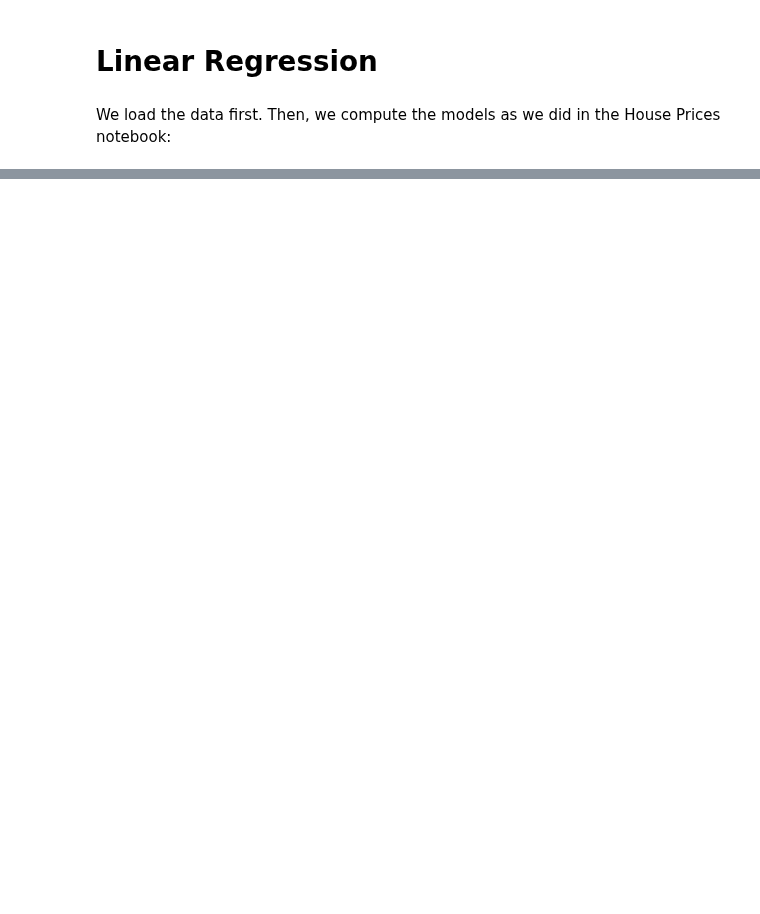
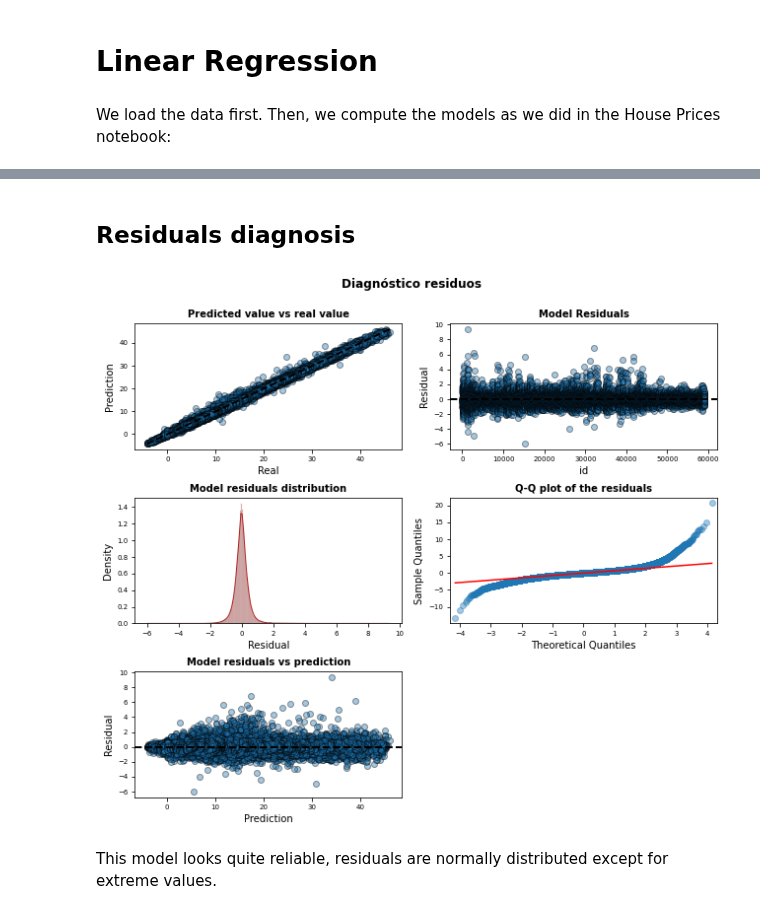
Before and after one commit to mgp165/TFG, a Jupyter notebook: notebooks/models/electricity_transformer/linear_regression.ipynb, the cells around one changed output, grey strips where cells are left out. Saved outputs shown, nothing was run; the diff lists cells and outputs as text; code cells hidden in the pictures; blank space fills up the shorter version.

```diff
--- a/notebooks/models/electricity_transformer/linear_regression.ipynb
+++ b/notebooks/models/electricity_transformer/linear_regression.ipynb
@@ -52,0 +98,70 @@ dump(lr_l1, 'linear_regression_best.joblib')
+# %% [markdown]
+## Residuals diagnosis
+# %%
+prediction_retrain = model.predict(X_retrain_scaled)
+error_retrain   = prediction_retrain - y_retrain
+
+fig, axes = plt.subplots(nrows=3, ncols=2, figsize=(9, 8))
+
+axes[0, 0].scatter(y_retrain, prediction_retrain, edgecolors=(0, 0, 0), alpha = 0.4)
+axes[0, 0].plot([y_retrain.min(), y_retrain.max()], [y_retrain.min(), y_retrain.max()],
+                'k--', color = 'black', lw=2)
+axes[0, 0].set_title('Predicted value vs real value', fontsize = 10, fontweight = "bold")
+axes[0, 0].set_xlabel('Real')
+axes[0, 0].set_ylabel('Prediction')
+axes[0, 0].tick_params(labelsize = 7)
+
+axes[0, 1].scatter(list(range(len(y_retrain))), error_retrain,
+                   edgecolors=(0, 0, 0), alpha = 0.4)
+axes[0, 1].axhline(y = 0, linestyle = '--', color = 'black', lw=2)
+axes[0, 1].set_title('Model Residuals', fontsize = 10, fontweight = "bold")
+axes[0, 1].set_xlabel('id')
+axes[0, 1].set_ylabel('Residual')
+axes[0, 1].tick_params(labelsize = 7)
+
+sns.histplot(
+    data    = error_retrain,
+    stat    = "density",
+    kde     = True,
+    line_kws= {'linewidth': 1},
+    color   = "firebrick",
+    alpha   = 0.3,
+    ax      = axes[1, 0]
+)
+
+axes[1, 0].set_title('Model residuals distribution', fontsize = 10,
+                     fontweight = "bold")
+axes[1, 0].set_xlabel("Residual")
+axes[1, 0].tick_params(labelsize = 7)
+
+
+sm.qqplot(
+    error_retrain,
+    fit   = True,
+    line  = 'q',
+    ax    = axes[1, 1],
+    color = 'firebrick',
+    alpha = 0.4,
+    lw    = 2
+)
+axes[1, 1].set_title('Q-Q plot of the residuals', fontsize = 10, fontweight = "bold")
+axes[1, 1].tick_params(labelsize = 7)
+
+axes[2, 0].scatter(prediction_retrain, error_retrain,
+                   edgecolors=(0, 0, 0), alpha = 0.4)
+axes[2, 0].axhline(y = 0, linestyle = '--', color = 'black', lw=2)
+axes[2, 0].set_title('Model residuals vs prediction', fontsize = 10, fontweight = "bold")
+axes[2, 0].set_xlabel('Prediction')
+axes[2, 0].set_ylabel('Residual')
+axes[2, 0].tick_params(labelsize = 7)
+
+# Se eliminan los axes vacíos
+fig.delaxes(axes[2,1])
+
+fig.tight_layout()
+plt.subplots_adjust(top=0.9)
+fig.suptitle('Diagnóstico residuos', fontsize = 12, fontweight = "bold");
+# %% [output]
+[figure, added]
+# %% [markdown]
+This model looks quite reliable, residuals are normally distributed except for extreme values.
```
Also changed, not shown: parts of 23 cells of this notebook, 1 other file.
